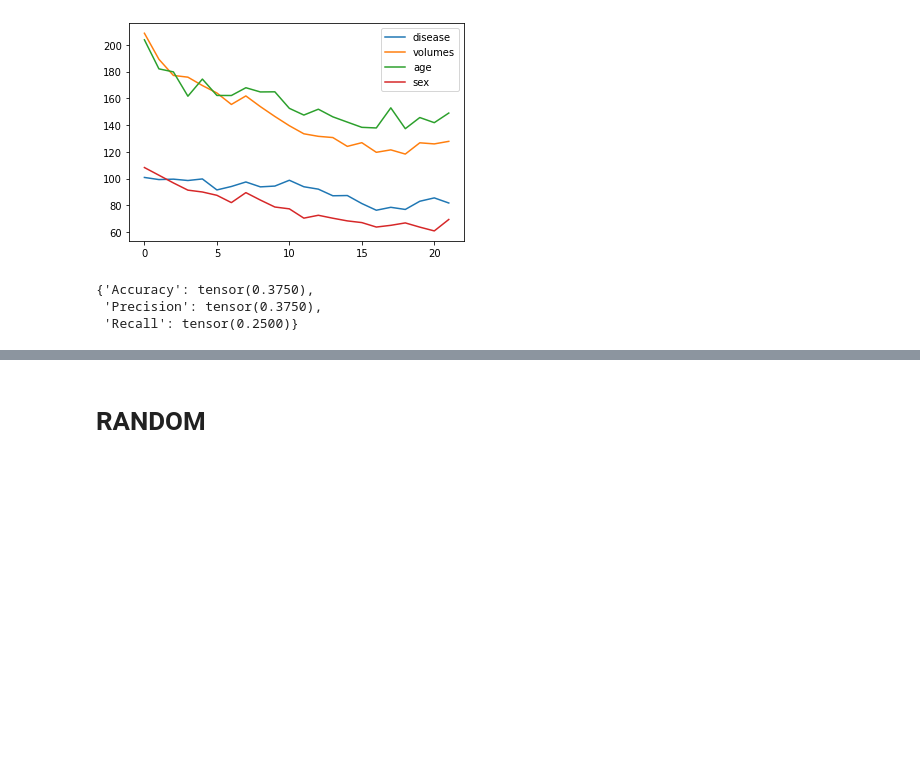
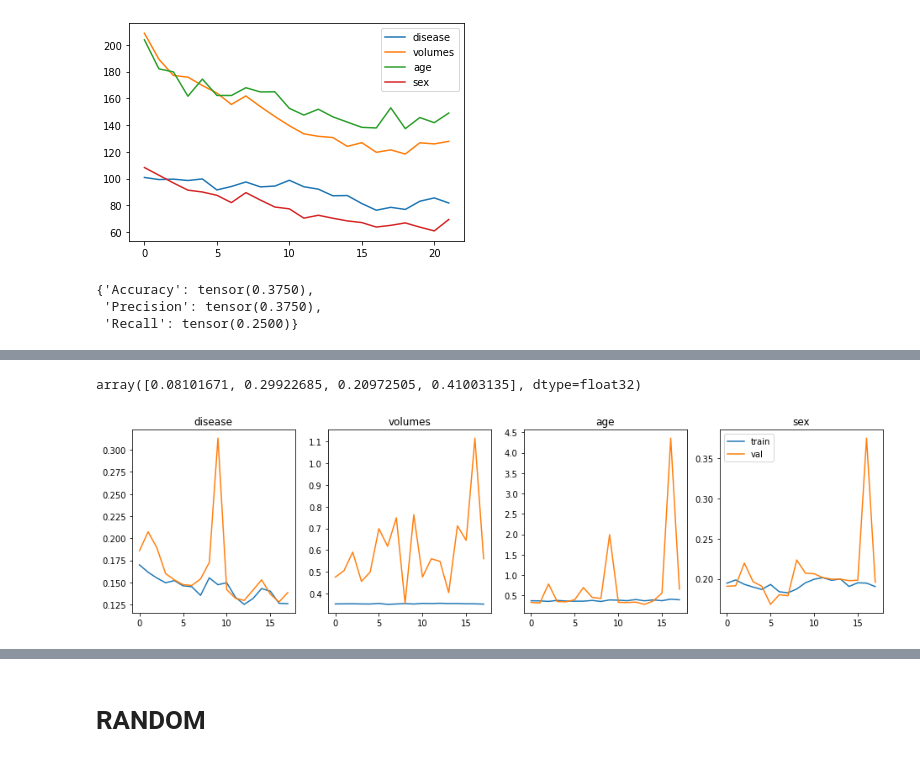
Before and after one commit to cosasha97/interpretability-dl-ndd, a Jupyter notebook: experiments.ipynb, the cells around one changed output, grey strips where cells are left out. Saved outputs shown, nothing was run; the diff lists cells and outputs as text; code cells hidden in the pictures; blank space fills up the shorter version.

Commit message:
full-model training with weights

```diff
--- a/experiments.ipynb
+++ b/experiments.ipynb
@@ -538,0 +448,40 @@ plt.legend()
+# %%
+def get_gradient_norms(model):
+    path = 'results/models/model_{}/log.out'.format(model)
+
+    file = None
+    with open(path, 'r') as f:
+        file = f.read()
+
+    data = [ s[36:] for s in file.split('\n') if 'STDOUT' in s]
+    data = [ s for k,s in enumerate(data[1:]) if data[k] == 'GRADIENT']
+    data = np.array(data, dtype=np.float32)
+    return data
+
+def compute_metrics(data, name):
+    dict_ = {'mean': data.mean(),
+             'min': data.min(),
+             'max': data.max(),
+             'std': data.std(),
+             'median': np.median(data)}
+    return pd.DataFrame(dict_, index=[name])
+
+def get_all_metrics():
+    df = None
+    for k in range(4):
+        data = get_gradient_norms(9+k)
+        if df is None:
+            df = compute_metrics(data,BRANCH2TARGET['branch' + str(k+1)])
+        else:
+            df = df.combine_first(compute_metrics(data,BRANCH2TARGET['branch' + str(k+1)]))
+    return df
+
+def plot_training(model):
+    fig, ax = plt.subplots(1,4,figsize=(16,4))
+    for k, target in enumerate(TARGET2BRANCH):
+        df_train = pd.read_csv('results/models/model_{}/train_losses.csv'.format(model))
+        df_val = pd.read_csv('results/models/model_{}/val_losses.csv'.format(model))
+        ax[k].plot(getattr(df_train, target), label='train')
+        ax[k].plot(getattr(df_val, target), label='val')
+        ax[k].set_title(target)
+    plt.legend()
@@ -538,0 +497,10 @@ plt.legend()
+# %%
+weights = (1/df['mean']).to_numpy()
+weights = weights/weights.sum()
+weights
+# %% [output]
+array([0.08101671, 0.29922685, 0.20972505, 0.41003135], dtype=float32)
+# %%
+plot_training(model=5)
+# %% [output]
+[figure, added]
```
Also changed, not shown: parts of 25 cells of this notebook, 3 other files.
